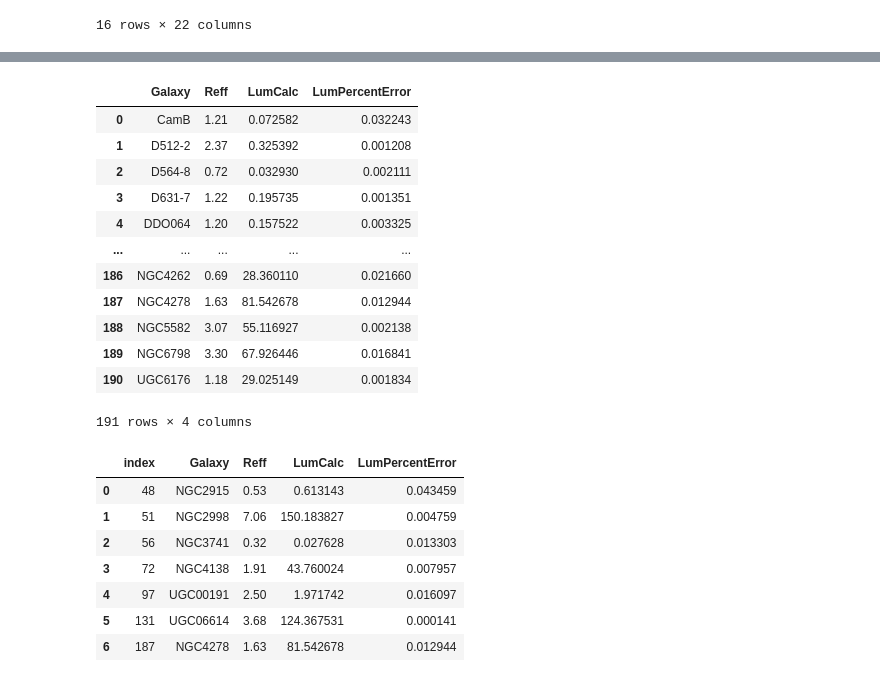
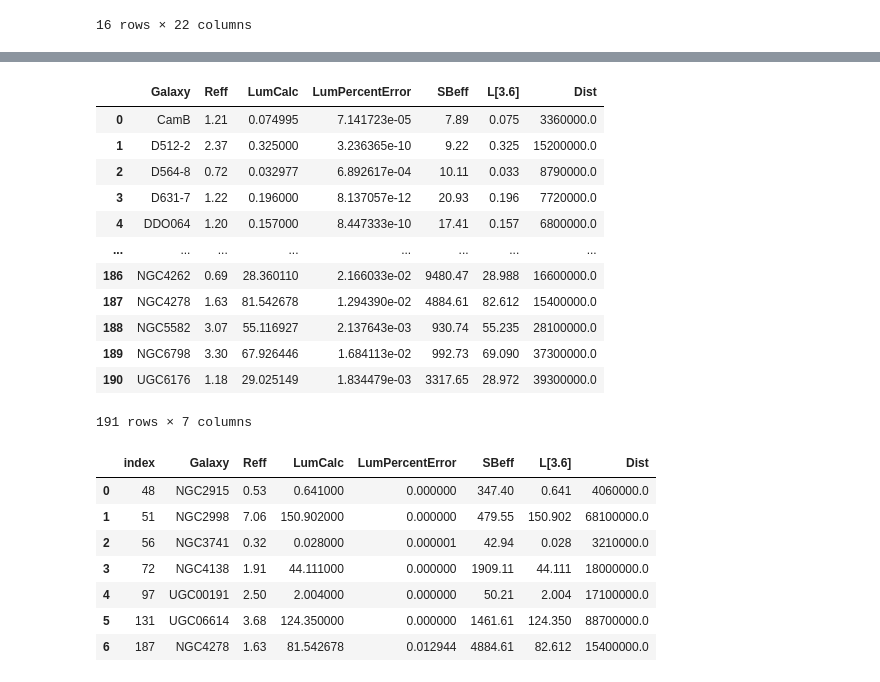
Before and after one commit to Jminding/ComputationalAstrophysics, a Jupyter notebook: Python/qualityflags.ipynb, the cells around one changed output, grey strips where cells are left out. Drawn from its saved outputs; the diff is of its cells as text; code cells hidden in the pictures.

```diff
--- a/Python/qualityflags.ipynb
+++ b/Python/qualityflags.ipynb
@@ -42,2 +50,4 @@ df
 # %%
-df['LumCalc'] = df['Reff'] ** 2 * 2 * np.pi * df['SBeff'] / 10 ** 3
+df['LumCalc'] = df['Reff'] ** 2 * 2 * np.pi * df['SBeff'] / (10 ** 3)
+df['LumCalc'] = df["L[3.6]"] / ((1 + np.e ** ((-1 * df['Reff'] * df['SBeff']))))
+df["LumCalc"]
@@ -207,43 +243,50 @@ df2
 # %%
 galaxy_names = list(df["Galaxy"])
 galaxy_names.extend(list(df2["Galaxy"]))
 r_eff = list(df["Reff"])
 r_eff.extend(list(df2["Reff"]))
 lum = list(df["LumCalc"])
 lum.extend(list(df2["LumCalc"]))
 err = list(df["LumPercentError"])
 err.extend(list(df2["LumPercentError"]))
-df3 = pd.DataFrame({"Galaxy": galaxy_names, "Reff": r_eff, "LumCalc": lum, "LumPercentError": err})
+sbeff = list(df["SBeff"])
+sbeff.extend(list(df2["SBeff"]))
+tlum = list(df["L[3.6]"])
+tlum.extend(list(df2["L[3.6]"]))
+dis = list(df["D"] * 10 ** 6)
+dis.extend(list(df2["Dist"] * 10 ** 6))
+df3 = pd.DataFrame({"Galaxy": galaxy_names, "Reff": r_eff, "LumCalc": lum, "LumPercentError": err, "SBeff": sbeff, "L[3.6]": tlum, "Dist": dis})
 df3
 # %% [output]
-|  | Galaxy | Reff | LumCalc | LumPercentError |
-| 0 | CamB | 1.21 | 0.072582 | 0.032243 |
-| 1 | D512-2 | 2.37 | 0.325392 | 0.001208 |
-| 2 | D564-8 | 0.72 | 0.032930 | 0.002111 |
-| 3 | D631-7 | 1.22 | 0.195735 | 0.001351 |
-| 4 | DDO064 | 1.20 | 0.157522 | 0.003325 |
-| ... | ... | ... | ... | ... |
-| 186 | NGC4262 | 0.69 | 28.360110 | 0.021660 |
-| 187 | NGC4278 | 1.63 | 81.542678 | 0.012944 |
-| 188 | NGC5582 | 3.07 | 55.116927 | 0.002138 |
-| 189 | NGC6798 | 3.30 | 67.926446 | 0.016841 |
-| 190 | UGC6176 | 1.18 | 29.025149 | 0.001834 |
+|  | Galaxy | Reff | LumCalc | LumPercentError | SBeff | L[3.6] | Dist |
+| 0 | CamB | 1.21 | 0.074995 | 7.141723e-05 | 7.89 | 0.075 | 3360000.0 |
+| 1 | D512-2 | 2.37 | 0.325000 | 3.236365e-10 | 9.22 | 0.325 | 15200000.0 |
+| 2 | D564-8 | 0.72 | 0.032977 | 6.892617e-04 | 10.11 | 0.033 | 8790000.0 |
+| 3 | D631-7 | 1.22 | 0.196000 | 8.137057e-12 | 20.93 | 0.196 | 7720000.0 |
+| 4 | DDO064 | 1.20 | 0.157000 | 8.447333e-10 | 17.41 | 0.157 | 6800000.0 |
+| ... | ... | ... | ... | ... | ... | ... | ... |
+| 186 | NGC4262 | 0.69 | 28.360110 | 2.166033e-02 | 9480.47 | 28.988 | 16600000.0 |
+| 187 | NGC4278 | 1.63 | 81.542678 | 1.294390e-02 | 4884.61 | 82.612 | 15400000.0 |
+| 188 | NGC5582 | 3.07 | 55.116927 | 2.137643e-03 | 930.74 | 55.235 | 28100000.0 |
+| 189 | NGC6798 | 3.30 | 67.926446 | 1.684113e-02 | 992.73 | 69.090 | 37300000.0 |
+| 190 | UGC6176 | 1.18 | 29.025149 | 1.834479e-03 | 3317.65 | 28.972 | 39300000.0 |
-191 rows × 4 columns
+191 rows × 7 columns
 # %%
 # Get only the rows with these galaxies: NGC3741, NGC4138, UGC06614, NGC2915, NGC4278
-galaxies = ["NGC3741", "NGC4138", "UGC06614", "NGC2915", "NGC4278", "NGC2998", "UGC00191"]
+galaxies = ["NGC2915", "NGC2998", "NGC3741", "NGC4138", "UGC00191", "UGC06614", "NGC4278"]
+galaxy_legend = ["NGC2915 (Irregular)", "NGC2998 (Middle Spiral)", "NGC3741 (Irregular)", "NGC4138 (Lenticular)", "UGC00191 (Irregular)", "UGC06614 (Tight Spiral)", "NGC4278 (Elliptical)"]
 df3 = df3[df3["Galaxy"].isin(galaxies)]
 df3 = df3.reset_index()
 df3
 # %% [output]
-|  | index | Galaxy | Reff | LumCalc | LumPercentError |
-| 0 | 48 | NGC2915 | 0.53 | 0.613143 | 0.043459 |
-| 1 | 51 | NGC2998 | 7.06 | 150.183827 | 0.004759 |
-| 2 | 56 | NGC3741 | 0.32 | 0.027628 | 0.013303 |
-| 3 | 72 | NGC4138 | 1.91 | 43.760024 | 0.007957 |
-| 4 | 97 | UGC00191 | 2.50 | 1.971742 | 0.016097 |
-| 5 | 131 | UGC06614 | 3.68 | 124.367531 | 0.000141 |
-| 6 | 187 | NGC4278 | 1.63 | 81.542678 | 0.012944 |
+|  | index | Galaxy | Reff | LumCalc | LumPercentError | SBeff | L[3.6] | Dist |
+| 0 | 48 | NGC2915 | 0.53 | 0.641000 | 0.000000 | 347.40 | 0.641 | 4060000.0 |
+| 1 | 51 | NGC2998 | 7.06 | 150.902000 | 0.000000 | 479.55 | 150.902 | 68100000.0 |
+| 2 | 56 | NGC3741 | 0.32 | 0.028000 | 0.000001 | 42.94 | 0.028 | 3210000.0 |
+| 3 | 72 | NGC4138 | 1.91 | 44.111000 | 0.000000 | 1909.11 | 44.111 | 18000000.0 |
+| 4 | 97 | UGC00191 | 2.50 | 2.004000 | 0.000000 | 50.21 | 2.004 | 17100000.0 |
+| 5 | 131 | UGC06614 | 3.68 | 124.350000 | 0.000000 | 1461.61 | 124.350 | 88700000.0 |
+| 6 | 187 | NGC4278 | 1.63 | 81.542678 | 0.012944 | 4884.61 | 82.612 | 15400000.0 |
 # %%
 data = []
 new_data = {galaxy: [[], []] for galaxy in galaxies}
```
Also changed, not shown: parts of 17 cells of this notebook, 8 other files.
